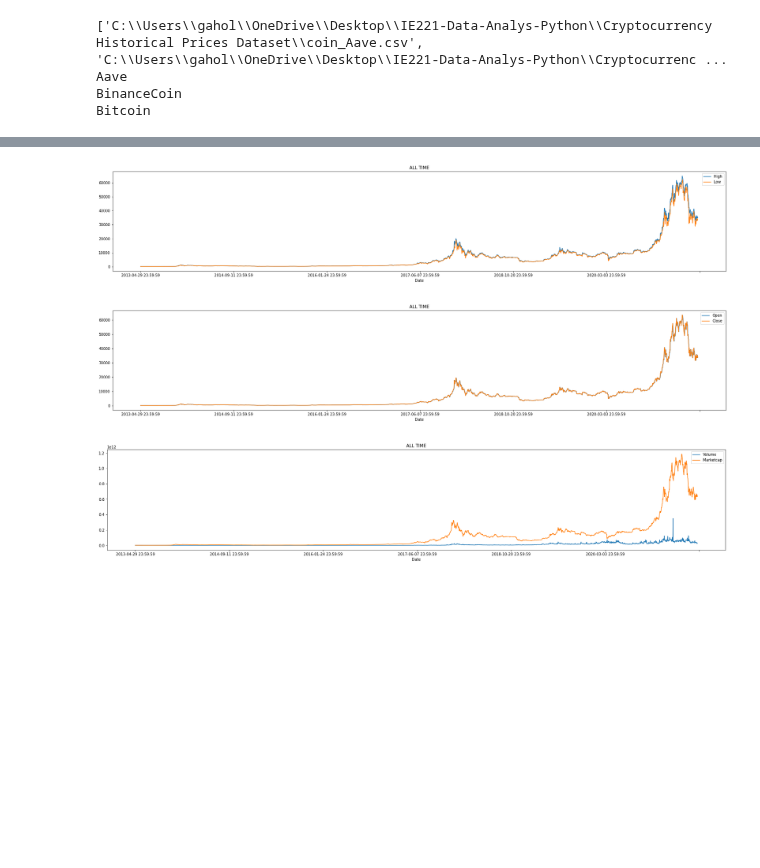
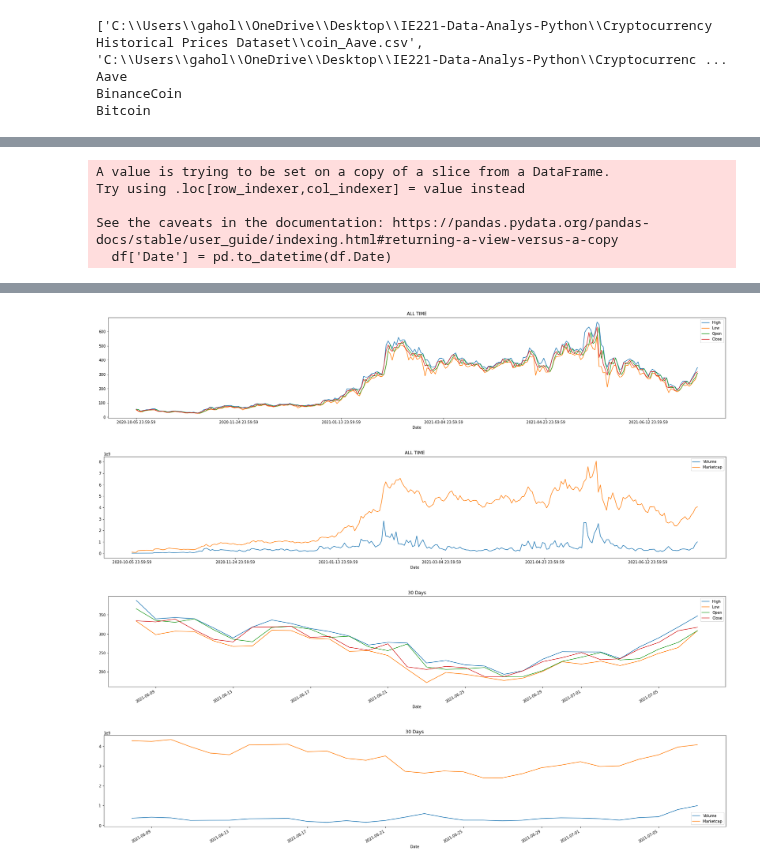
Before and after one commit to HiAmNear/Data-Analys-Python-Cryptocurrency-Historical-Prices, a Jupyter notebook: Application/SortByNeed.ipynb, the cells around one changed output, grey strips where cells are left out. Saved outputs shown, nothing was run; the diff lists cells and outputs as text; code cells hidden in the pictures; blank space fills up the shorter version.

Commit message:
fix something
high low close open to 1 grath

```diff
--- a/Application/SortByNeed.ipynb
+++ b/Application/SortByNeed.ipynb
@@ -30,8 +30,7 @@ class SortByNeed():
         df = self.data
         df = df[(df['Name'] == CoinName) | (df['Symbol'] == CoinName)]
         print(df)
-        df.plot(x='Date',y=['High','Low'],kind="line", figsize=(30, 5) ,title = "ALL TIME")
-        df.plot(x='Date',y=['Open','Close'],kind="line", figsize=(30, 5),title = "ALL TIME")
+        df.plot(x='Date',y=['High','Low','Open','Close'],kind="line", figsize=(30, 5) ,title = "ALL TIME")
         df.plot(x='Date',y=['Volume','Marketcap'],kind="line", figsize=(30, 5),title = "ALL TIME")
         def SortByDay(df,Date):
             df = df[df['Date'] == Date]
@@ -45,8 +44,7 @@ class SortByNeed():
                 critDate = lastdayfrom - (pd.Timedelta(days=7))
                 days7 = df.loc[df.Date > critDate]
                 print(days7)
-                days7.plot(x='Date',y=['High','Low'],kind="line", figsize=(30, 5),title = "7 Days")
-                days7.plot(x='Date',y=['Open','Close'],kind="line", figsize=(30, 5),title = "7 Days")
+                days7.plot(x='Date',y=['High','Low','Open','Close'],kind="line", figsize=(30, 5),title = "7 Days")
                 days7.plot(x='Date',y=['Volume','Marketcap'],kind="line", figsize=(30, 5),title = "7 Days")
             def SortIn30D(df):
                 df['Date'] = pd.to_datetime(df.Date)
@@ -54,8 +52,7 @@ class SortByNeed():
                 critDate = lastdayfrom - (pd.Timedelta(days=30))
                 days30 = df.loc[df.Date > critDate]
                 print(days30)
-                days30.plot(x='Date',y=['High','Low'],kind="line", figsize=(30, 5),title = "30 Days")
-                days30.plot(x='Date',y=['Open','Close'],kind="line", figsize=(30, 5),title = "30 Days")
+                days30.plot(x='Date',y=['High','Low','Open','Close'],kind="line", figsize=(30, 5),title = "30 Days")
                 days30.plot(x='Date',y=['Volume','Marketcap'],kind="line", figsize=(30, 5),title = "30 Days")
             def SortIn90D(df):
                 df['Date'] = pd.to_datetime(df.Date)
@@ -63,8 +60,7 @@ class SortByNeed():
                 critDate = lastdayfrom - (pd.Timedelta(days=90))
                 days90 = df.loc[df.Date > critDate]
                 print(days90)
-                days90.plot(x='Date',y=['High','Low'],kind="line", figsize=(30, 5),title = "90 Days")
-                days90.plot(x='Date',y=['Open','Close'],kind="line", figsize=(30, 5),title = "90 Days")
+                days90.plot(x='Date',y=['High','Low','Open','Close'],kind="line", figsize=(30, 5),title = "90 Days")
                 days90.plot(x='Date',y=['Volume','Marketcap'],kind="line", figsize=(30, 5),title = "90 Days")
             def SortIn180D(df):
                 df['Date'] = pd.to_datetime(df.Date)
@@ -72,8 +68,7 @@ class SortByNeed():
                 critDate = lastdayfrom - (pd.Timedelta(days=180))
                 days180 = df.loc[df.Date > critDate]
                 print(days180)
-                days180.plot(x='Date',y=['High','Low'],kind="line", figsize=(30, 5),title = "180 Days")
-                days180.plot(x='Date',y=['Open','Close'],kind="line", figsize=(30, 5),title = "180 Days")
+                days180.plot(x='Date',y=['High','Low','Open','Close'],kind="line", figsize=(30, 5),title = "180 Days")
                 days180.plot(x='Date',y=['Volume','Marketcap'],kind="line", figsize=(30, 5),title = "180 Days")
             def SortIn360D(df):
                 df['Date'] = pd.to_datetime(df.Date)
@@ -81,12 +76,11 @@ class SortByNeed():
                 critDate = lastdayfrom - (pd.Timedelta(days=360))
                 days360 = df.loc[df.Date > critDate]
                 print(days360)
-                days360.plot(x='Date',y=['High','Low'],kind="line", figsize=(30, 5),title = "360 Days")
-                days360.plot(x='Date',y=['Open','Close'],kind="line", figsize=(30, 5),title = "360 Days")
+                days360.plot(x='Date',y=['High','Low','Open','Close'],kind="line", figsize=(30, 5),title = "360 Days")
                 days360.plot(x='Date',y=['Volume','Marketcap'],kind="line", figsize=(30, 5),title = "360 Days")
 
-            #SortIn30D(df)
-        #SortInDays(df)
+            SortIn30D(df)
+        SortInDays(df)
 
 Sort = SortByNeed()
 
@@ -99,10 +93,11 @@ Sort.SortByPrice(lowPrice,highPrice)
 #Sort By Coin
 CoinName = input("Input Coin Name : ")
 CoinName = str(CoinName)
-Date = input()
+Date = input("Input Days (Not requirement)")
 # year, month, day = Date.split('-')
 # Date = '-'.join([year, month, day]) + ' 23:59:59'
 # print(Date)
 Sort.SortByCoin(CoinName,Date)
-#Sort.SortByCoin('BTC','2013-04-29 23:59:59')
+# Sort.SortByCoin('BTC','2013-04-29 23:59:59')
+# Sort.SortByCoin('Aave','2013-04-29 23:59:59')
 # %% [output]
@@ -125,0 +121,5 @@ Sort.SortByCoin(CoinName,Date)
+A value is trying to be set on a copy of a slice from a DataFrame.
+Try using .loc[row_indexer,col_indexer] = value instead
+
+See the caveats in the documentation: https://pandas.pydata.org/pandas-docs/stable/user_guide/indexing.html#returning-a-view-versus-a-copy
+  df['Date'] = pd.to_datetime(df.Date)
@@ -126,3 +143,4 @@ Sort.SortByCoin(CoinName,Date)
-[figure, old version]
+[figure, new version]
-[figure, old version]
+[figure, new version]
-[figure, old version]
+[figure, new version]
+[figure, added]
```
Also changed, not shown: parts of 1 cell of this notebook.
